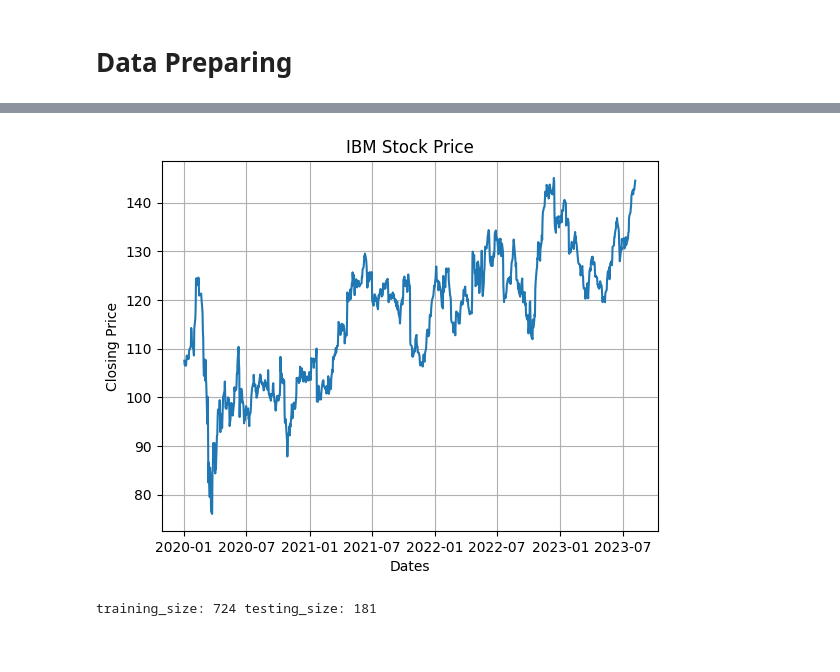
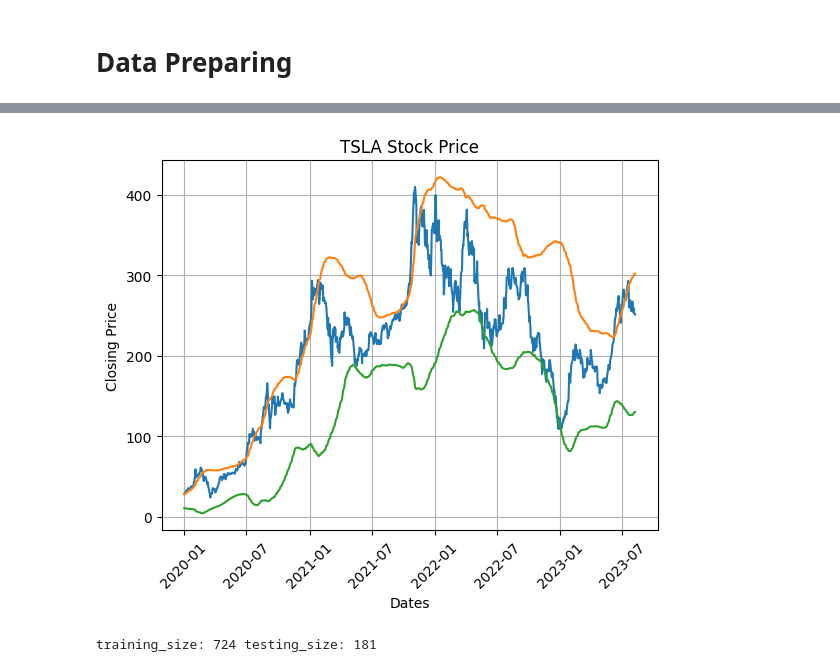
Before and after one commit to trtrgfh/y36LwAR7LjNiYTfP, a Jupyter notebook: Untitled.ipynb, the cells around one changed output, grey strips where cells are left out. Saved outputs shown, nothing was run; the diff lists cells and outputs as text; code cells hidden in the pictures.

```diff
--- a/Untitled.ipynb
+++ b/Untitled.ipynb
@@ -51,0 +31,7 @@ df
+# %%
+symbol = "TSLA"
+start_date = datetime.datetime(2019, 1, 1)
+end_date = datetime.datetime(2023, 8, 8)
+
+df = yf.download(symbol, start=start_date, end=end_date)
+df
@@ -51,0 +54,15 @@ df
+# %%
+# Get Bollinger Bands
+days = 100
+price = df[['Adj Close']]
+sma = price.rolling(days).mean()
+sma = sma.iloc[days:]
+rstd_price = price.rolling(days).std()
+rstd_price = rstd_price.iloc[days:]
+upper_band = sma + 2 * rstd_price
+lower_band = sma - 2 * rstd_price
+# %%
+start_date = datetime.datetime(2020, 1, 1)
+mask = (df.index > start_date) & (df.index <= end_date)
+df = df.loc[mask]
+df
@@ -52,12 +84,15 @@ df
 # %%
 plt.plot(df.index, df["Adj Close"])
+plt.plot(df.index, upper_band.iloc[-905:])
+plt.plot(df.index, lower_band.iloc[-905:])
 plt.title(f"{symbol} Stock Price")
 plt.xlabel("Dates")
 plt.ylabel("Closing Price")
+plt.xticks(rotation = 45)
 plt.grid()
 plt.show()
 # %% [output]
-[figure, old version]
+[figure, new version]
 # %%
 training_size = int(len(df) * 0.8)
 train = df["Adj Close"][0:training_size]
```
Also changed, not shown: parts of 33 cells of this notebook.
